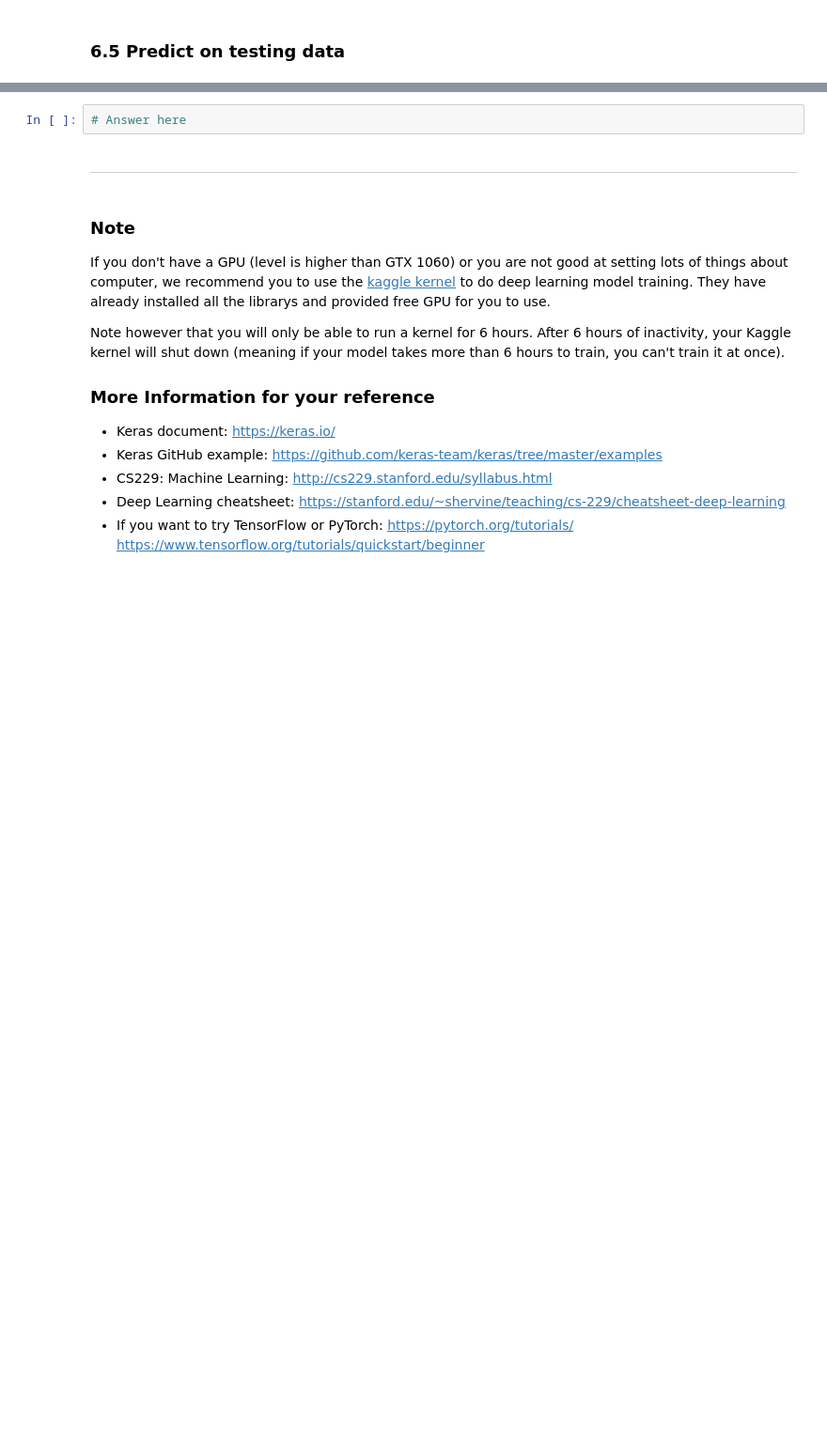
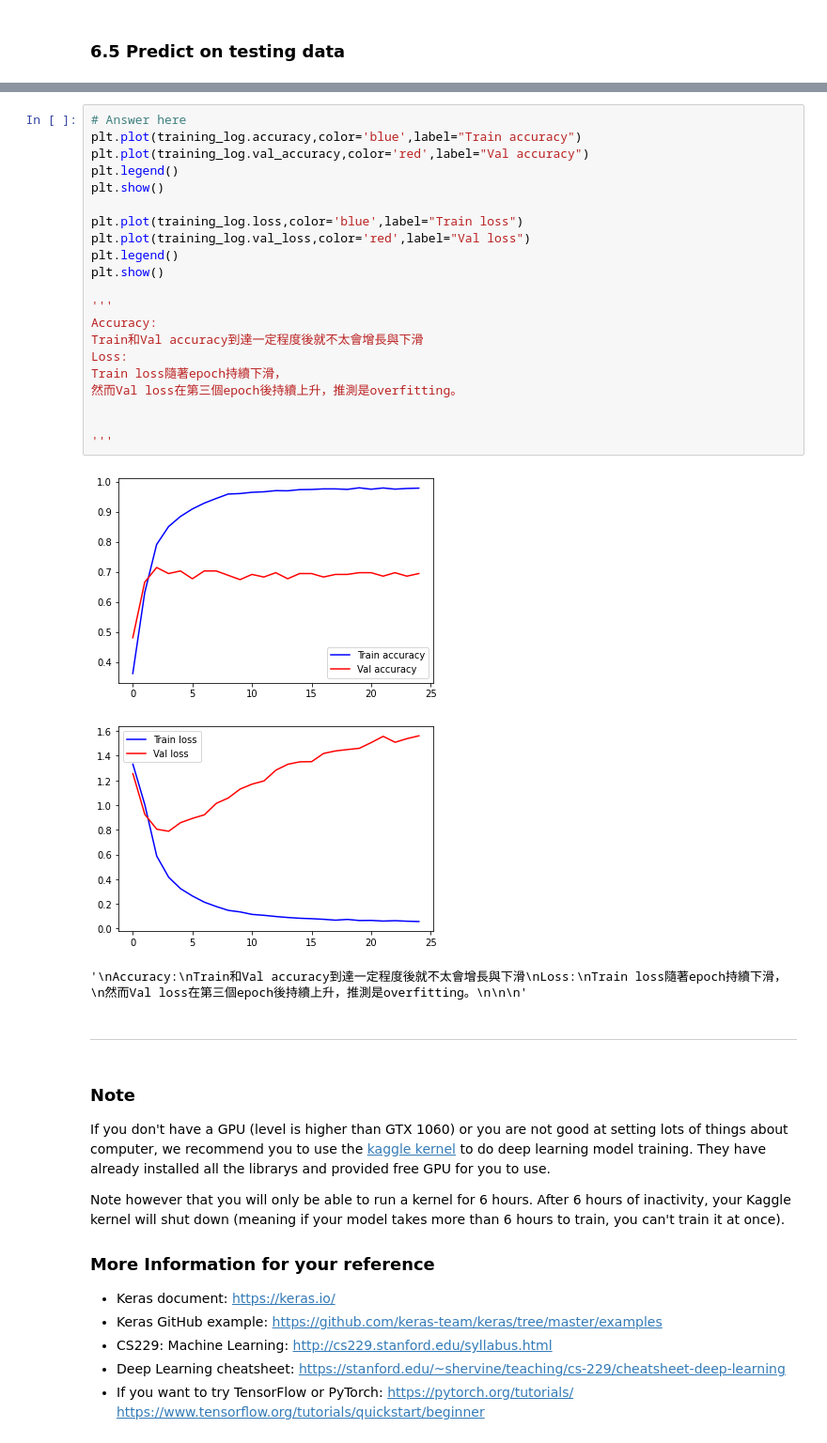
Before and after one commit to neojks/DM2022-Lab2-Master, a Jupyter notebook: DM2022-Lab2-Master.ipynb, the cells around one changed output, grey strips where cells are left out. Shown at 94% size. Cells and saved outputs as stored; diff of their text form; blank space fills up the shorter version.

```diff
--- a/DM2022-Lab2-Master.ipynb
+++ b/DM2022-Lab2-Master.ipynb
@@ -801,8 +807,31 @@ Plot the Training and Validation Accuracy and Loss (different plots), just like
     <td><img src="pics/pic3.png" style="width: 300px;"/> </td>
     <td><img src="pics/pic4.png" style="width: 300px;"/> </td>
 </tr></table>
-# %%
-# Answer here
+# %%
+# Answer here
+plt.plot(training_log.accuracy,color='blue',label="Train accuracy")
+plt.plot(training_log.val_accuracy,color='red',label="Val accuracy")
+plt.legend()
+plt.show()
+
+plt.plot(training_log.loss,color='blue',label="Train loss")
+plt.plot(training_log.val_loss,color='red',label="Val loss")
+plt.legend()
+plt.show()
+
+'''
+Accuracy:
+Train和Val accuracy到達一定程度後就不太會增長與下滑
+Loss:
+Train loss隨著epoch持續下滑，
+然而Val loss在第三個epoch後持續上升，推測是overfitting。
+
+
+'''
+# %% [output]
+[figure, added]
+[figure, added]
+'\nAccuracy:\nTrain和Val accuracy到達一定程度後就不太會增長與下滑\nLoss:\nTrain loss隨著epoch持續下滑，\n然而Val loss在第三個epoch後持續上升，推測是overfitting。\n\n\n'
 # %% [markdown]
 ---
 # %% [markdown]
```
Also changed, not shown: parts of 25 cells of this notebook, 3 other files.
